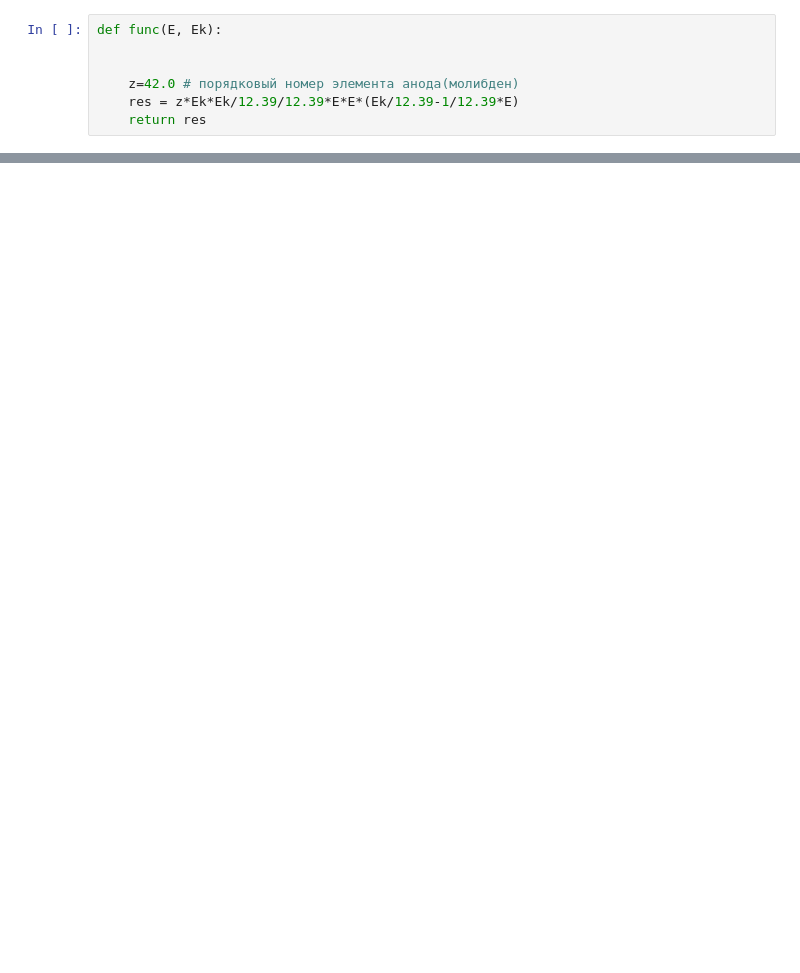
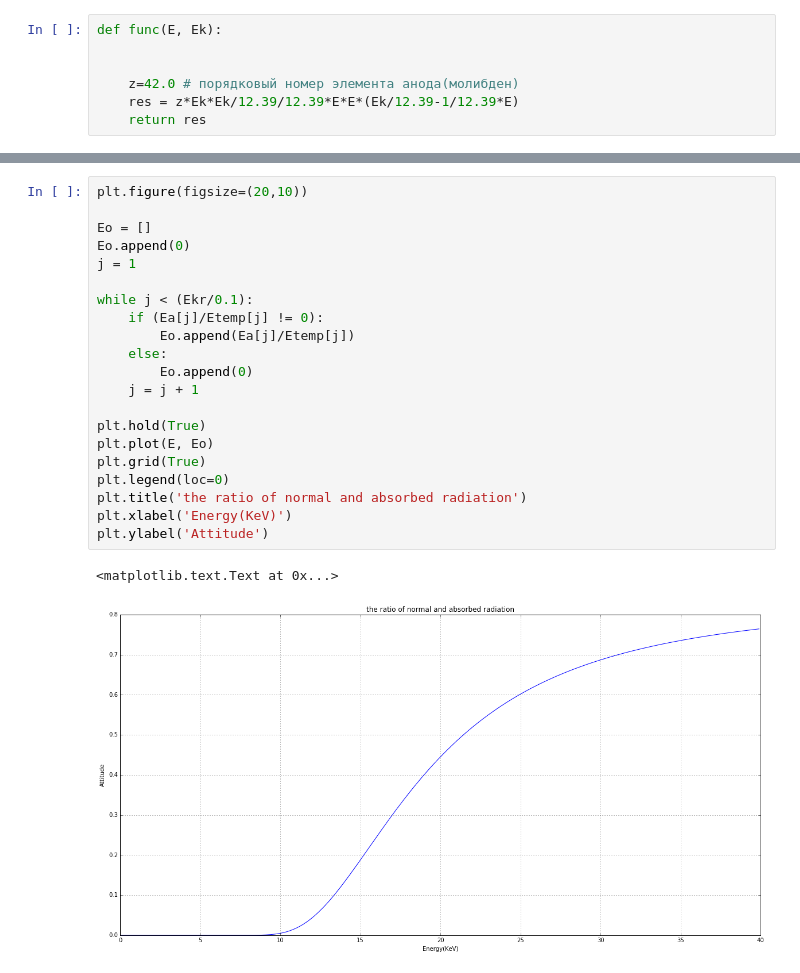
Before and after one commit to buzmakov/X-RAY-1, a Jupyter notebook: Detection_H2O.ipynb, the cells around one changed output, grey strips where cells are left out. Drawn from its saved outputs; the diff is of its cells as text; blank space fills up the shorter version.

```diff
--- a/Detection_H2O.ipynb
+++ b/Detection_H2O.ipynb
@@ -31 +54,25 @@ def func(E, Ek):
+# %%
+plt.figure(figsize=(20,10))
+
+Eo = []
+Eo.append(0)
+j = 1
+
+while j < (Ekr/0.1):
+    if (Ea[j]/Etemp[j] != 0):
+        Eo.append(Ea[j]/Etemp[j])
+    else:
+        Eo.append(0)
+    j = j + 1
+
+plt.hold(True)
+plt.plot(E, Eo)
+plt.grid(True)
+plt.legend(loc=0)
+plt.title('the ratio of normal and absorbed radiation')
+plt.xlabel('Energy(KeV)')
+plt.ylabel('Attitude')
+# %% [output]
+<matplotlib.text.Text at 0x...>
+[figure, added]
 # %%
```
Also changed, not shown: parts of 5 cells of this notebook.
